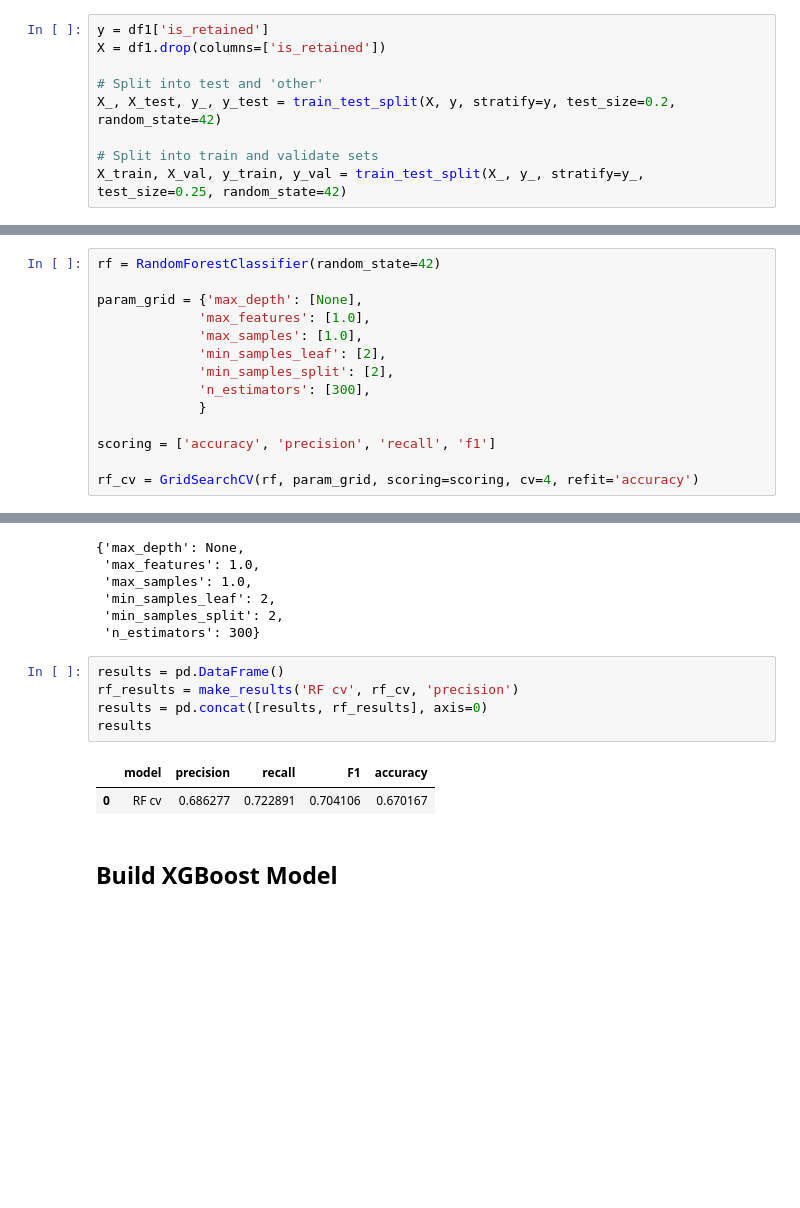
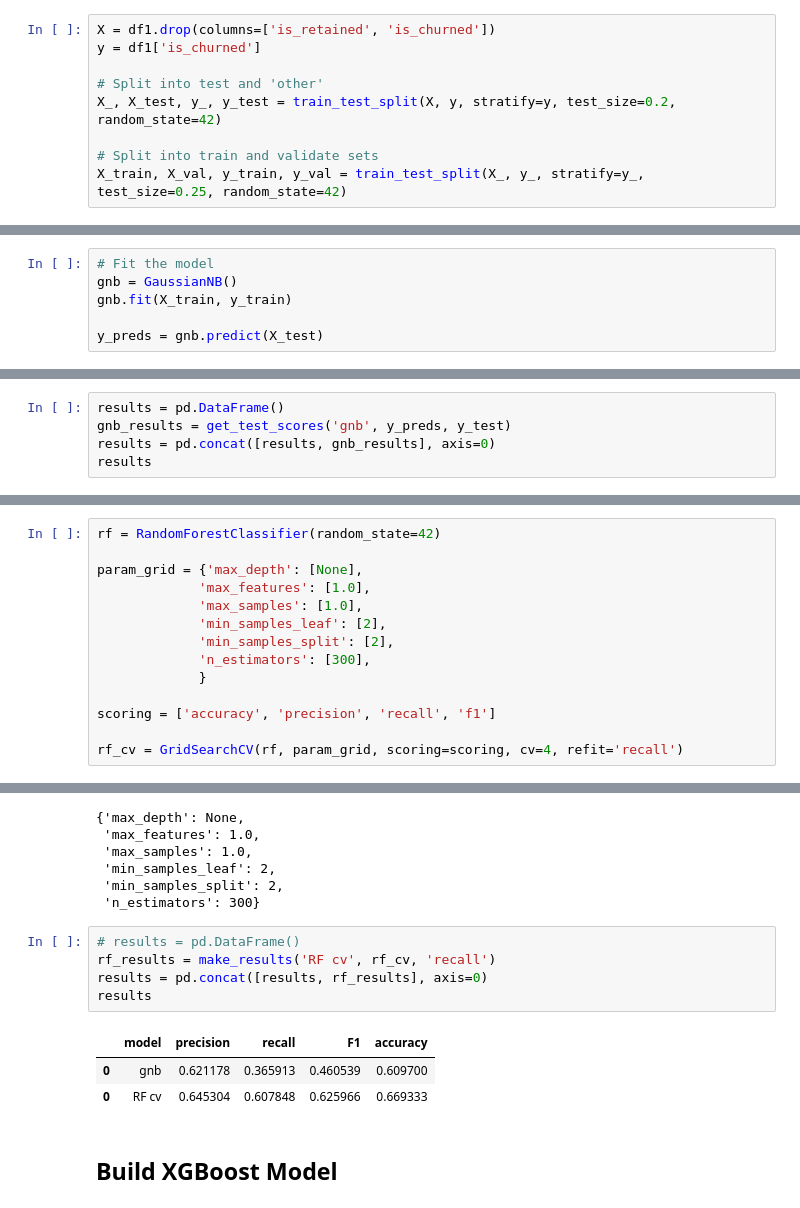
Before and after one commit to RoyPrs/Churn-prediction-for-Coursera-Data, a Jupyter notebook: Phase 3 - Retention Prediction.ipynb, the cells around one changed output, grey strips where cells are left out. Drawn from its saved outputs; the diff is of its cells as text; blank space fills up the shorter version.

```diff
--- a/Phase 3 - Retention Prediction.ipynb
+++ b/Phase 3 - Retention Prediction.ipynb
@@ -72,8 +84,8 @@ Since our data is well balanced with respect to the `is_retained` column, I use
 
 ## Split the Data
 # %%
-y = df1['is_retained']
-X = df1.drop(columns=['is_retained'])
+X = df1.drop(columns=['is_retained', 'is_churned'])
+y = df1['is_churned']
 
 # Split into test and 'other'
 X_, X_test, y_, y_test = train_test_split(X, y, stratify=y, test_size=0.2, random_state=42)
@@ -149,0 +164,6 @@ def get_test_scores(model_name:str, preds, y_test_data):
+# %%
+# Fit the model
+gnb = GaussianNB()
+gnb.fit(X_train, y_train)
+
+y_preds = gnb.predict(X_test)
@@ -149,0 +180,5 @@ def get_test_scores(model_name:str, preds, y_test_data):
+# %%
+results = pd.DataFrame()
+gnb_results = get_test_scores('gnb', y_preds, y_test)
+results = pd.concat([results, gnb_results], axis=0)
+results
@@ -162,7 +200,7 @@ param_grid = {'max_depth': [None],
 
 scoring = ['accuracy', 'precision', 'recall', 'f1']
 
-rf_cv = GridSearchCV(rf, param_grid, scoring=scoring, cv=4, refit='accuracy')
+rf_cv = GridSearchCV(rf, param_grid, scoring=scoring, cv=4, refit='recall')
 # %%
 %%time
 rf_cv.fit(X_train, y_train)
@@ -185,13 +226,14 @@ rf_cv.best_params_
  'min_samples_split': 2,
  'n_estimators': 300}
 # %%
-results = pd.DataFrame()
-rf_results = make_results('RF cv', rf_cv, 'precision')
+# results = pd.DataFrame()
+rf_results = make_results('RF cv', rf_cv, 'recall')
 results = pd.concat([results, rf_results], axis=0)
 results
 # %% [output]
 |  | model | precision | recall | F1 | accuracy |
-| 0 | RF cv | 0.686277 | 0.722891 | 0.704106 | 0.670167 |
+| 0 | gnb | 0.621178 | 0.365913 | 0.460539 | 0.609700 |
+| 0 | RF cv | 0.645304 | 0.607848 | 0.625966 | 0.669333 |
 # %% [markdown]
 ## Build XGBoost Model
 # %%
```
Also changed, not shown: parts of 32 cells of this notebook.
